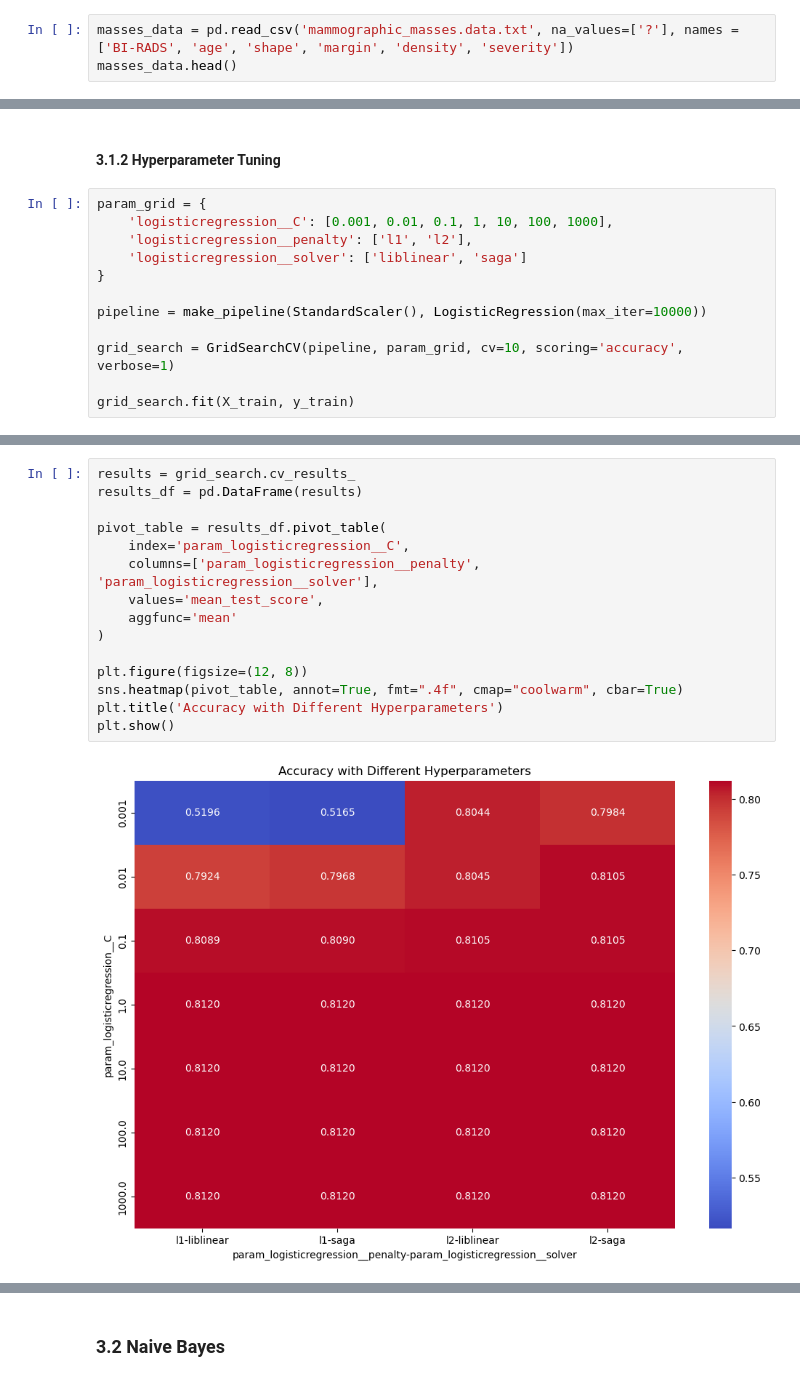
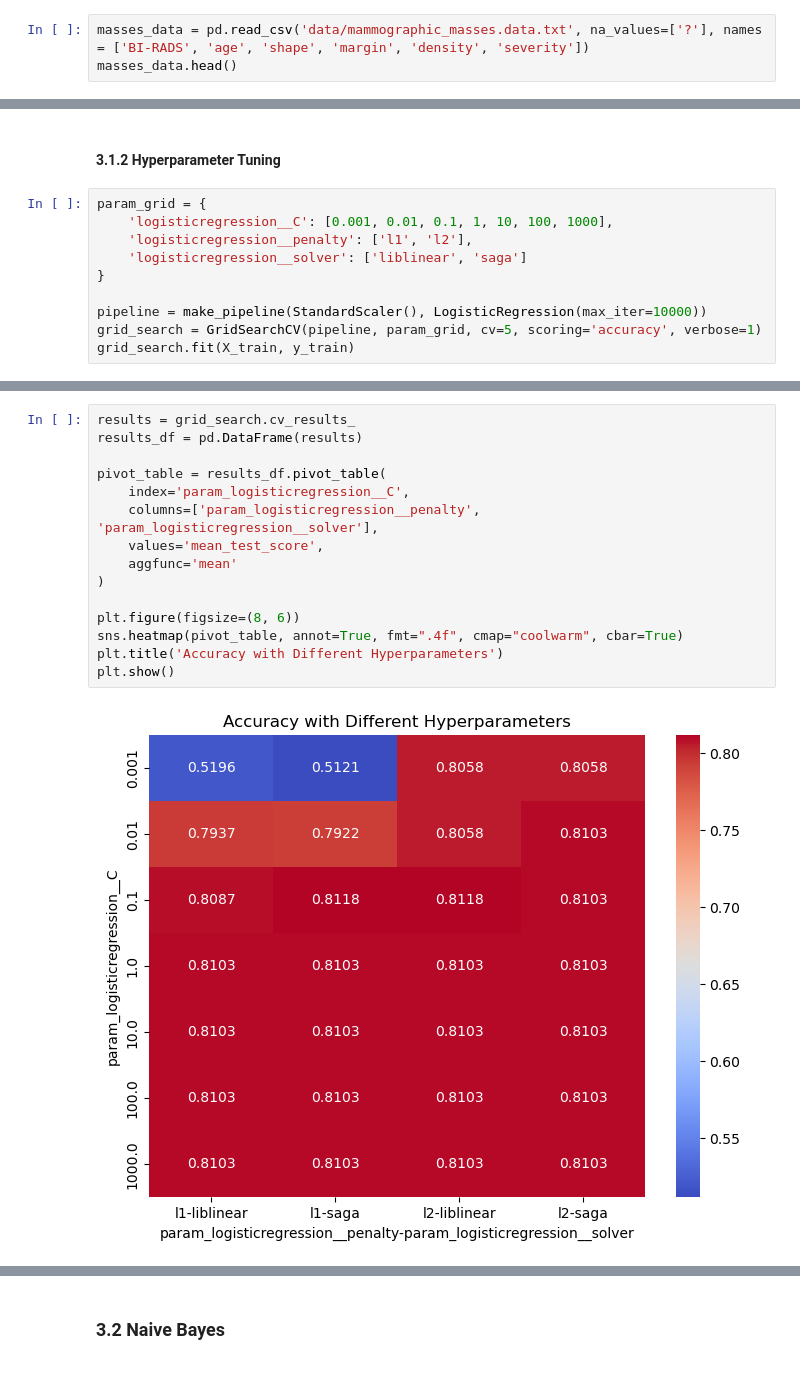
Before and after one commit to diogoalexandreramalho/mammogram_mass_classification, a Jupyter notebook: Mammogram_Mass_Classification.ipynb, the cells around one changed output, grey strips where cells are left out. Drawn from its saved outputs; the diff is of its cells as text.

Commit message:
Adds models folder, data folder, and updates section 3

```diff
--- a/Mammogram_Mass_Classification.ipynb
+++ b/Mammogram_Mass_Classification.ipynb
@@ -79,5 +87,5 @@ import pydotplus
 # %%
-masses_data = pd.read_csv('mammographic_masses.data.txt', na_values=['?'], names = ['BI-RADS', 'age', 'shape', 'margin', 'density', 'severity'])
+masses_data = pd.read_csv('data/mammographic_masses.data.txt', na_values=['?'], names = ['BI-RADS', 'age', 'shape', 'margin', 'density', 'severity'])
 masses_data.head()
 # %% [output]
 |  | BI-RADS | age | shape | margin | density | severity |
@@ -431,8 +439,6 @@ param_grid = {
 }
 
 pipeline = make_pipeline(StandardScaler(), LogisticRegression(max_iter=10000))
-
-grid_search = GridSearchCV(pipeline, param_grid, cv=10, scoring='accuracy', verbose=1)
-
+grid_search = GridSearchCV(pipeline, param_grid, cv=5, scoring='accuracy', verbose=1)
 grid_search.fit(X_train, y_train)
 # %% [output]
@@ -449,20 +455,20 @@ GridSearchCV(cv=10,
 # %%
 results = grid_search.cv_results_
 results_df = pd.DataFrame(results)
 
 pivot_table = results_df.pivot_table(
     index='param_logisticregression__C',
     columns=['param_logisticregression__penalty', 'param_logisticregression__solver'],
     values='mean_test_score',
     aggfunc='mean'
 )
 
-plt.figure(figsize=(12, 8))
+plt.figure(figsize=(8, 6))
 sns.heatmap(pivot_table, annot=True, fmt=".4f", cmap="coolwarm", cbar=True)
 plt.title('Accuracy with Different Hyperparameters')
 plt.show()
 # %% [output]
-[figure, old version]
+[figure, new version]
 # %%
 # Show the accuracy on training data and the best parameters
 print("Best Parameters:", grid_search.best_params_)
```
Also changed, not shown: parts of 66 cells of this notebook, 10 other files.
